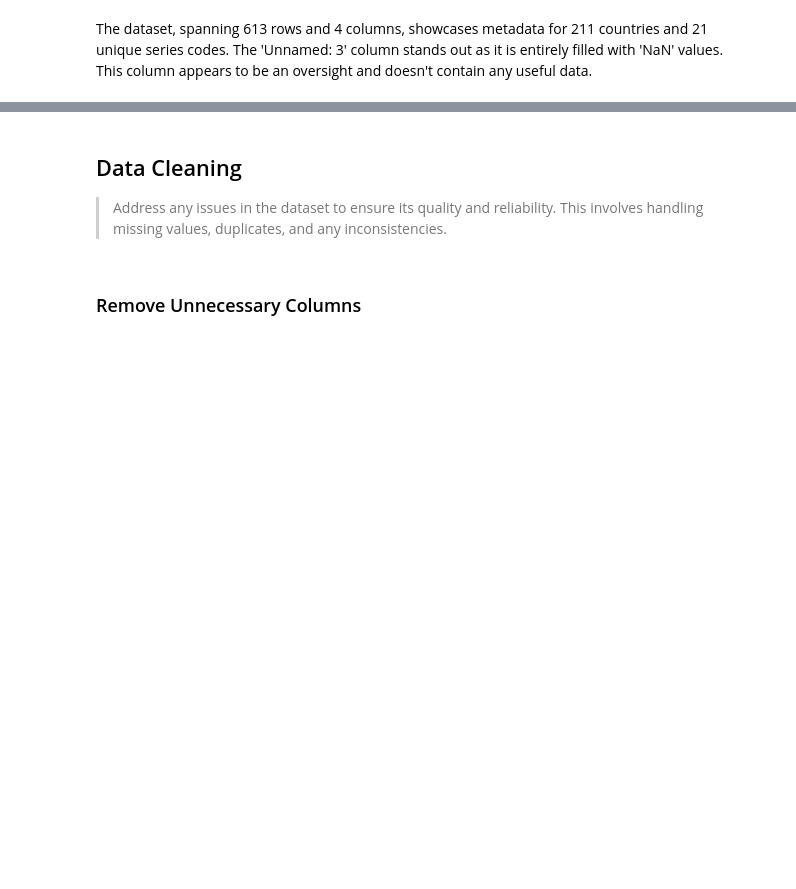
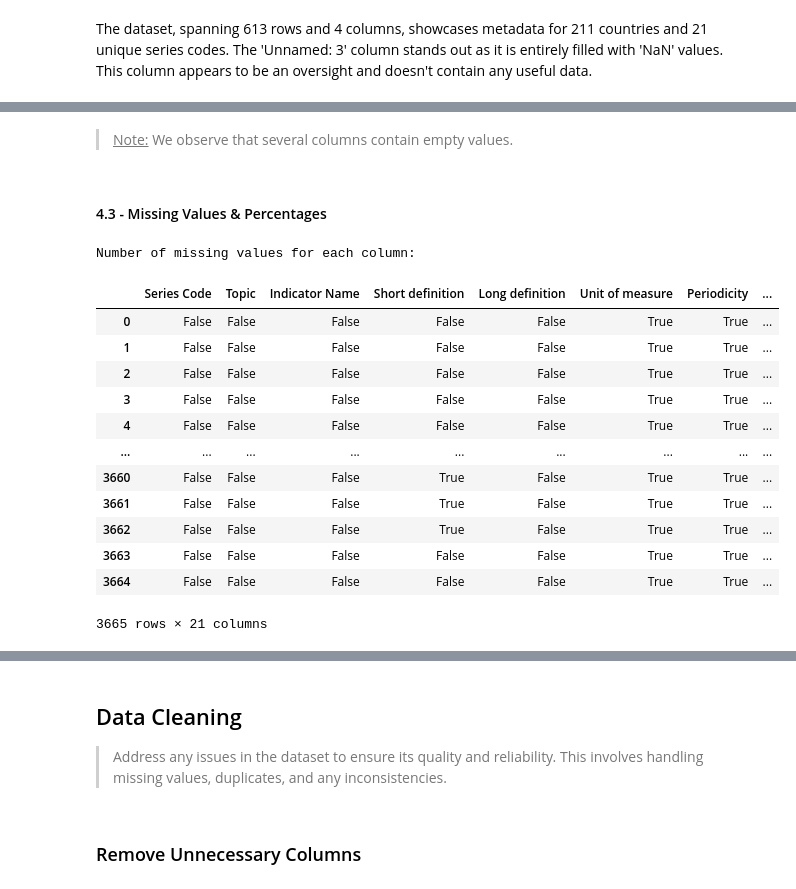
Before and after one commit to MasterCodeDevelop/academy, a Jupyter notebook: netebook.ipynb, the cells around one changed output, grey strips where cells are left out. Saved outputs shown, nothing was run; the diff lists cells and outputs as text; code cells hidden in the pictures; blank space fills up the shorter version.

Commit message:
Added initial analysis of 'EdStatsSeries.csv' to 'Initial Data Exploration' section. Grouped findings under 'EdStatsSeries' subsection with detailed remarks.

```diff
--- a/netebook.ipynb
+++ b/netebook.ipynb
@@ -86,13 +87,14 @@ COUNTRY_SERIES = pd.read_csv('./data/EdStatsCountry-Series.csv')
 COUNTRY = pd.read_csv('./data/EdStatsCountry.csv')
 DATA = pd.read_csv('./data/EdStatsData.csv')
 FOOT_NOTE = pd.read_csv('./data/EdStatsFootNote.csv')
-EdStatsSeries = pd.read_csv('./data/EdStatsSeries.csv')
+SERIES = pd.read_csv('./data/EdStatsSeries.csv')
 
 # These are the data variables we will be working with and can be modified
 country_series = COUNTRY_SERIES.copy()
 country = COUNTRY.copy()
 data = DATA.copy()
 foot_note = FOOT_NOTE.copy()
+series = SERIES.copy()
 # %% [markdown]
 <a id='initial-data-exploration'></a>
 
@@ -606,0 +651,22 @@ The dataset, spanning 613 rows and 4 columns, showcases metadata for 211 countri
+# %% [markdown]
+> <u>Note:</u> We observe that several columns contain empty values.
+# %% [markdown]
+#### 4.3 - Missing Values & Percentages
+# %%
+print("\nNumber of missing values for each column:")
+SERIES.isnull()
+# %% [output]
+Number of missing values for each column:
+|  | Series Code | Topic | Indicator Name | Short definition | Long definition | Unit of measure | Periodicity | ... |
+| 0 | False | False | False | False | False | True | True | ... |
+| 1 | False | False | False | False | False | True | True | ... |
+| 2 | False | False | False | False | False | True | True | ... |
+| 3 | False | False | False | False | False | True | True | ... |
+| 4 | False | False | False | False | False | True | True | ... |
+| ... | ... | ... | ... | ... | ... | ... | ... | ... |
+| 3660 | False | False | False | True | False | True | True | ... |
+| 3661 | False | False | False | True | False | True | True | ... |
+| 3662 | False | False | False | True | False | True | True | ... |
+| 3663 | False | False | False | False | False | True | True | ... |
+| 3664 | False | False | False | False | False | True | True | ... |
+3665 rows × 21 columns
```
Also changed, not shown: parts of 31 cells of this notebook.
